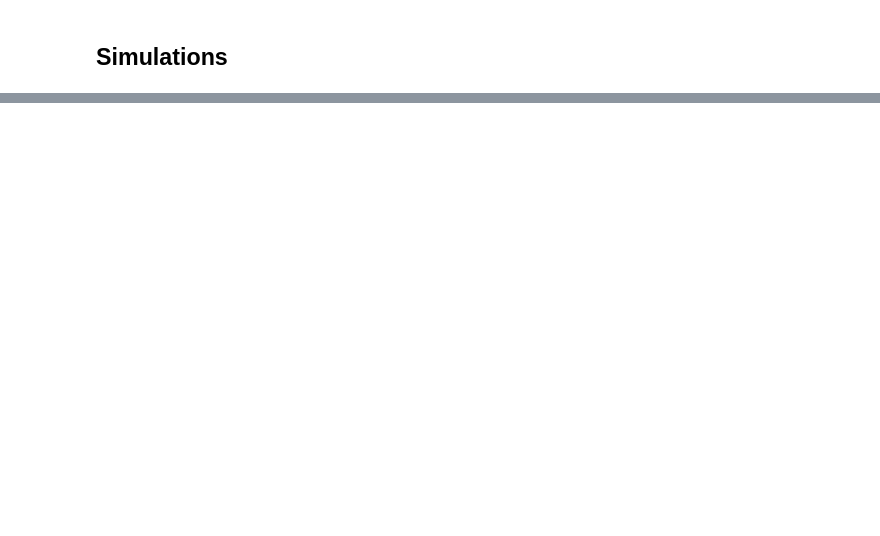
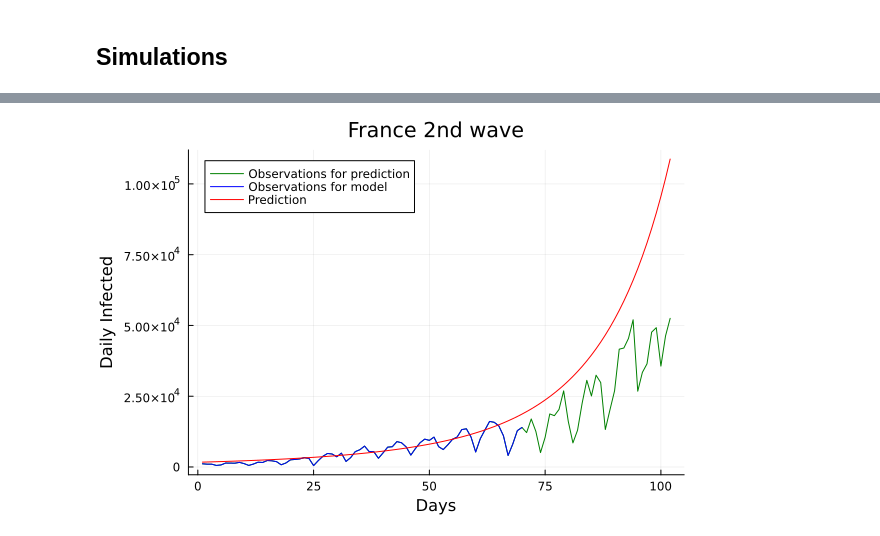
Before and after one commit to Lecrapouille/Covid19.jl, a Jupyter notebook: covid19.ipynb, the cells around one changed output, grey strips where cells are left out. Saved outputs shown, nothing was run; the diff lists cells and outputs as text; code cells hidden in the pictures; blank space fills up the shorter version.

```diff
--- a/covid19.ipynb
+++ b/covid19.ipynb
@@ -251,0 +196,4 @@ prediction(cumulative["World"][150:end], recovered=2.0e5, r=11, days=30, title="
+# %%
+prediction("France", 150:220, recovered=0*190000, r=0.5, days=32, wave="2nd", position=:topleft)
+# %% [output]
+[figure, added]
```
Also changed, not shown: parts of 50 cells of this notebook, 1 other file.
